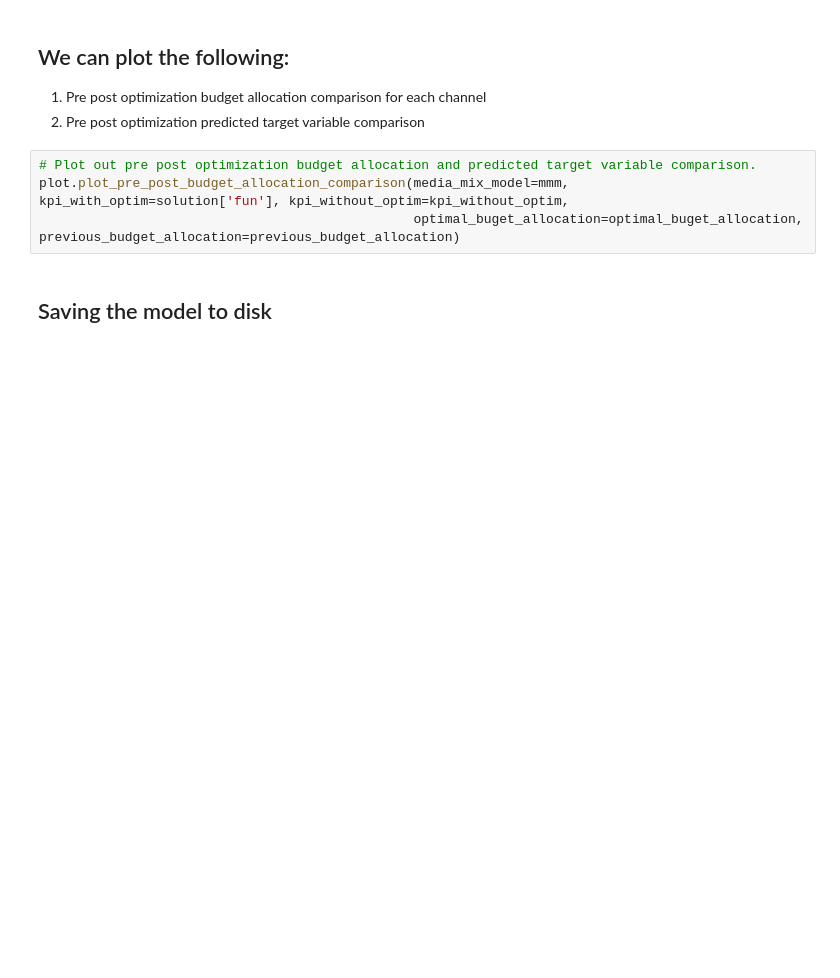
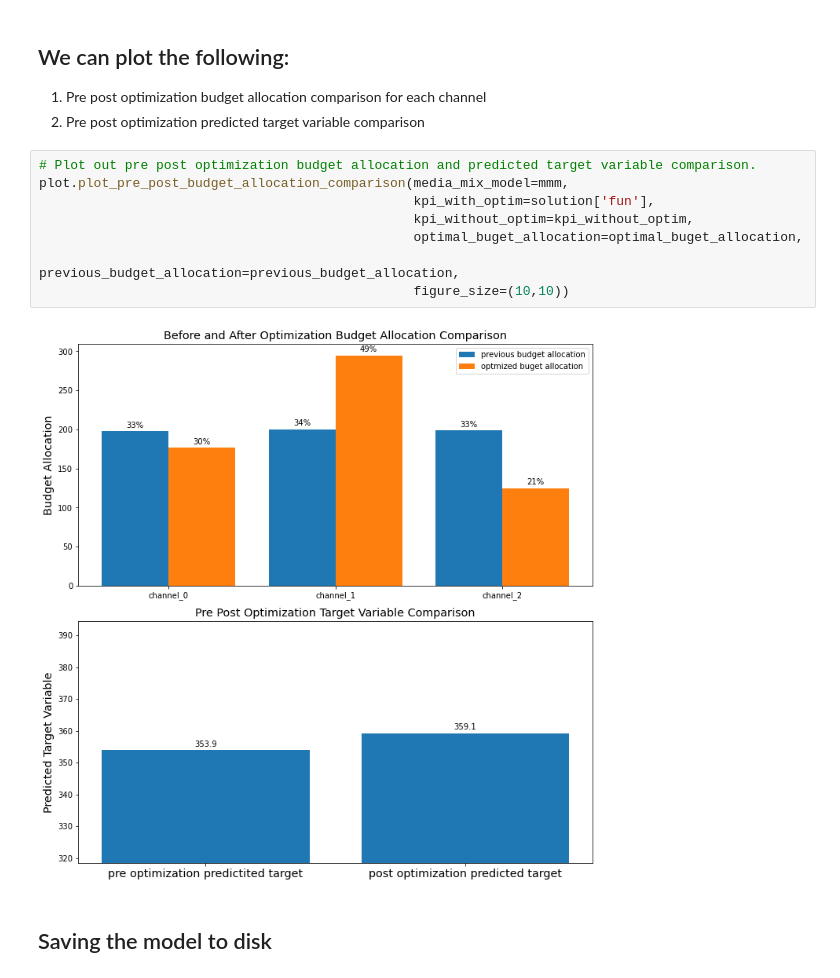
Before and after one commit to google/lightweight_mmm, a Jupyter notebook: examples/simple_end_to_end_demo.ipynb, the cells around one changed output. Cells and saved outputs as stored; diff of their text form; blank space fills up the shorter version.

```diff
--- a/examples/simple_end_to_end_demo.ipynb
+++ b/examples/simple_end_to_end_demo.ipynb
@@ -288,8 +288,14 @@ budget, jnp.sum(solution.x * prices)
 2. Pre post optimization predicted target variable comparison
 # %%
 # Plot out pre post optimization budget allocation and predicted target variable comparison.
-plot.plot_pre_post_budget_allocation_comparison(media_mix_model=mmm, kpi_with_optim=solution['fun'], kpi_without_optim=kpi_without_optim,
-                                                optimal_buget_allocation=optimal_buget_allocation, previous_budget_allocation=previous_budget_allocation)
+plot.plot_pre_post_budget_allocation_comparison(media_mix_model=mmm,
+                                                kpi_with_optim=solution['fun'],
+                                                kpi_without_optim=kpi_without_optim,
+                                                optimal_buget_allocation=optimal_buget_allocation,
+                                                previous_budget_allocation=previous_budget_allocation,
+                                                figure_size=(10,10))
+# %% [output]
+[figure, added]
 # %% [markdown]
 ## Saving the model to disk
 # %%
```
Also changed, not shown: parts of 13 cells of this notebook, 4 other files.
